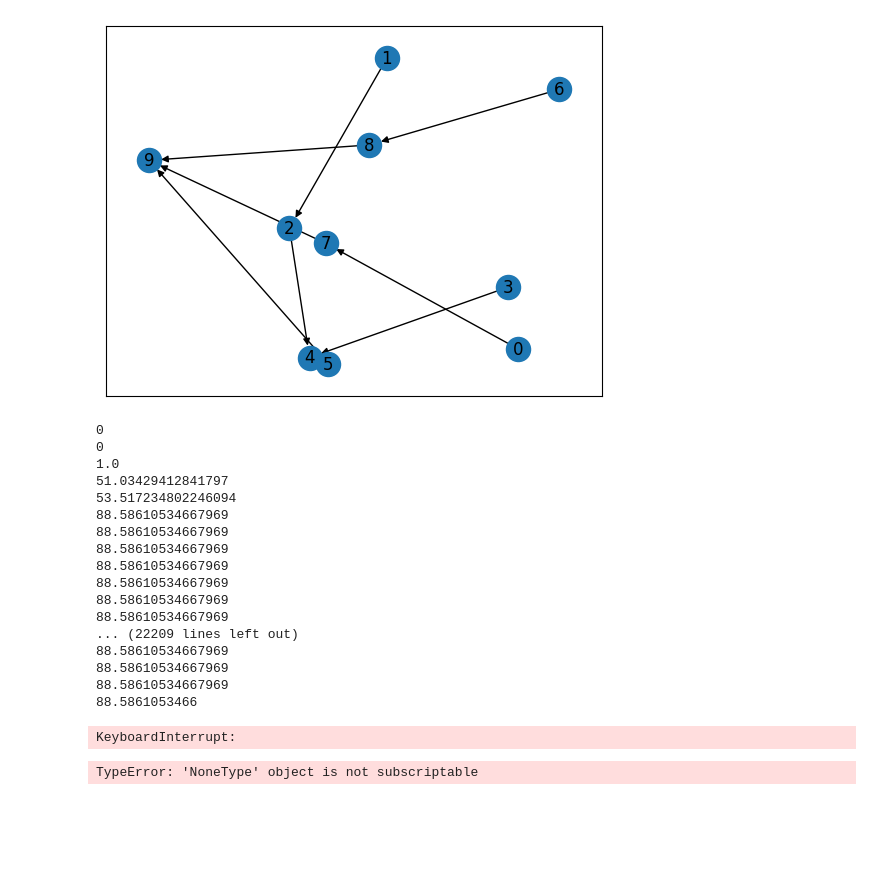
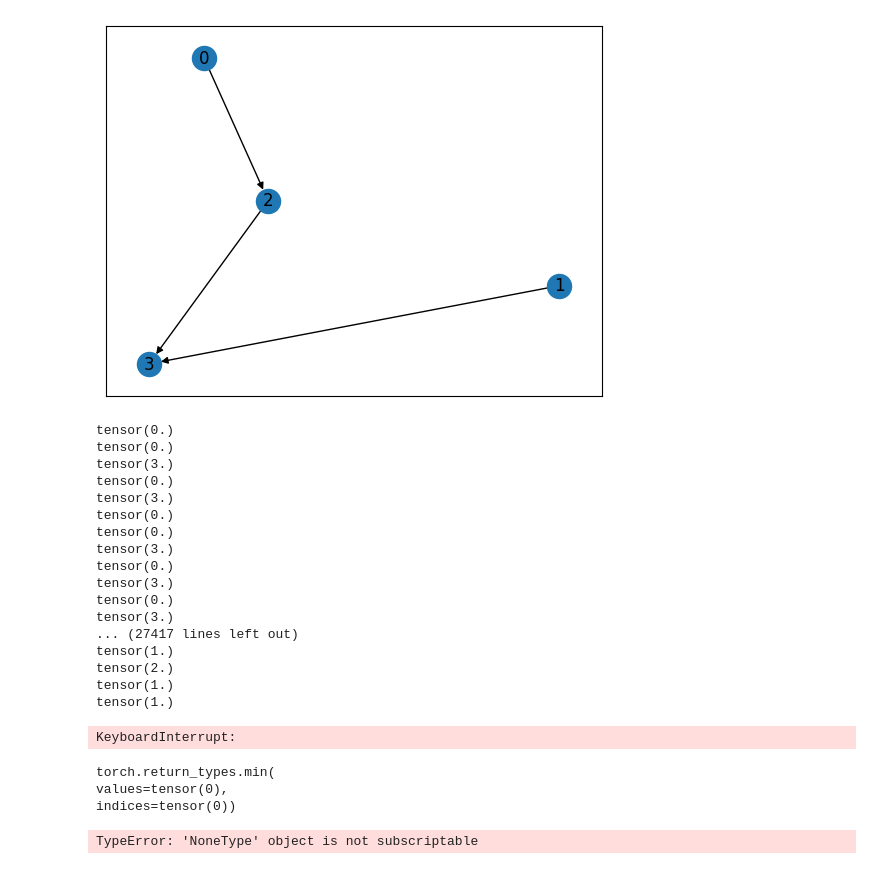
Before and after one commit to nachtflug6/ProcessTimeSeries, a Jupyter notebook: process_sim/test_process.ipynb, the cells around one changed output. Drawn from its saved outputs; the diff is of its cells as text; code cells hidden in the pictures; blank space fills up the shorter version.

```diff
--- a/process_sim/test_process.ipynb
+++ b/process_sim/test_process.ipynb
@@ -1,25 +1,25 @@
 # %%
 import networkx as nx
 import matplotlib.pyplot as plt
 import torch as th
 
 from graph_produce.helpers import generate_random_dag, generate_random_distributions
 
-n = 10
+n = 4
 
 adjacency_matrix = generate_random_dag(n, 0.2)
 
-state_init_matrix = th.zeros_like(th.from_numpy(adjacency_matrix))
+state_init_matrix = th.zeros(n, 4)
 
 
 G = nx.from_numpy_matrix(adjacency_matrix, create_using=nx.DiGraph)
 
 pos = nx.spring_layout(G)  # Positions for all nodes
 
 nx.draw_networkx(G, pos, with_labels=True, arrows=True)
 plt.show()
 # %% [output]
-[figure, old version]
+[figure, new version]
 # %%
 dists = generate_random_distributions(n, 3, 50, 1, distribution_types=['uniform', 'normal', 'exponential'])
 
@@ -30,33 +30,38 @@ buffer_size_limit[-1] = 1e10
 # %%
 from graph_produce.prod_graph import ProdGraph
 
-graph = ProdGraph(adjacency_matrix, dists, state_init_matrix, buffer_size_limit, batch_size=20)
+graph = ProdGraph(adjacency_matrix, dists, buffer_size_limit, batch_size=20)
 
 prev_time = 0
-while graph.lapsed_time < 10000:
-    print(graph.lapsed_time)
+for i in range(1000):
     graph.forward()
 
 graph.log
 # %% [output]
-0
-0
-1.0
-51.03429412841797
-53.517234802246094
-88.58610534667969
-88.58610534667969
-88.58610534667969
-88.58610534667969
-88.58610534667969
-88.58610534667969
-88.58610534667969
-... (22209 lines left out)
-88.58610534667969
-88.58610534667969
-88.58610534667969
-88.5861053466
+tensor(0.)
+tensor(0.)
+tensor(3.)
+tensor(0.)
+tensor(3.)
+tensor(0.)
+tensor(0.)
+tensor(3.)
+tensor(0.)
+tensor(3.)
+tensor(0.)
+tensor(3.)
+... (27417 lines left out)
+tensor(1.)
+tensor(2.)
+tensor(1.)
+tensor(1.)
 KeyboardInterrupt:
+# %%
+th.min(th.tensor([[0, 0, 1], [0, 0, 1]]).view(-1), dim=0)
+# %% [output]
+torch.return_types.min(
+values=tensor(0),
+indices=tensor(0))
 # %%
 last_buffer = graph.log[graph.log['node'] == graph.log['node'].max()]
 
```
Also changed, not shown: 1 other file.
